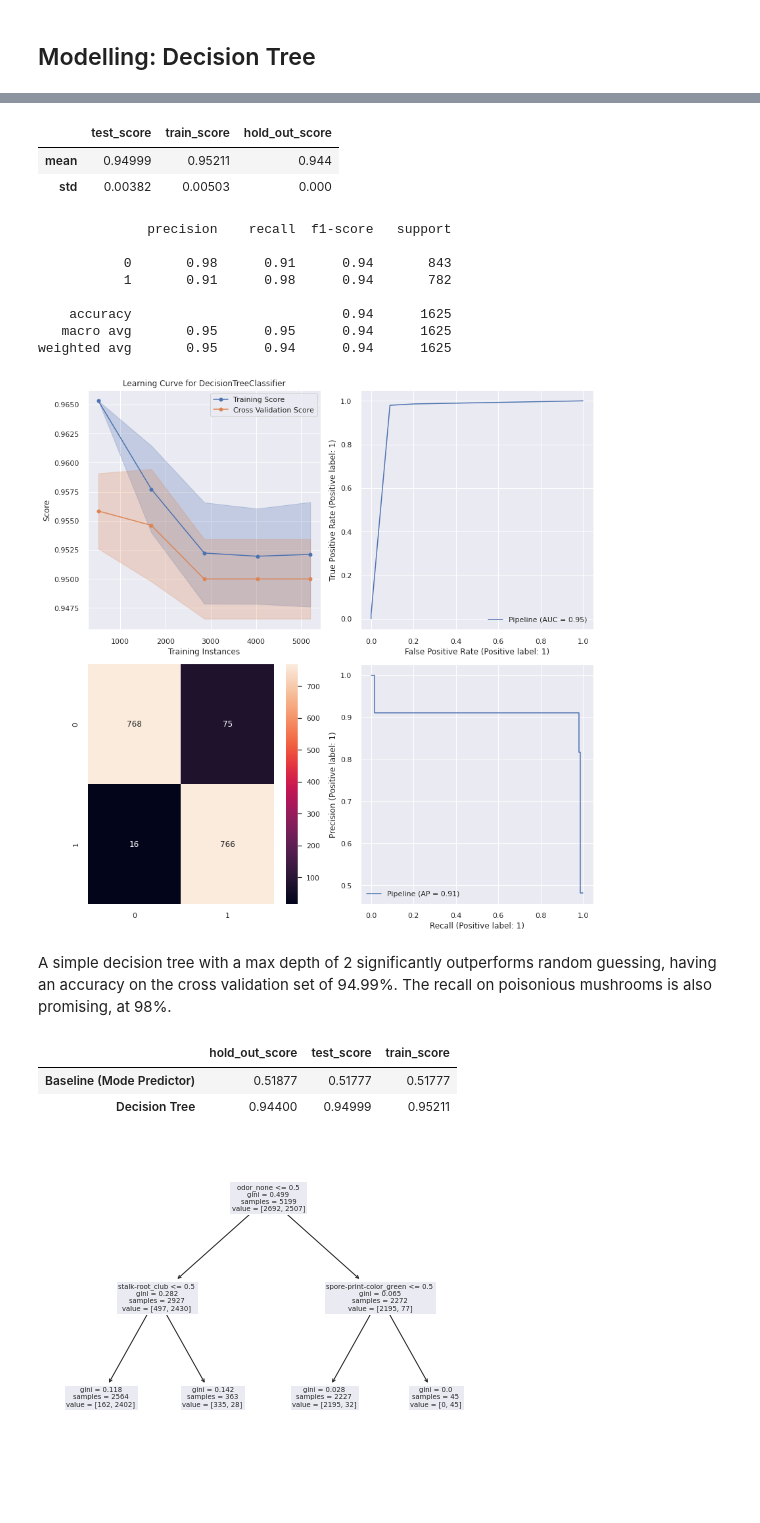
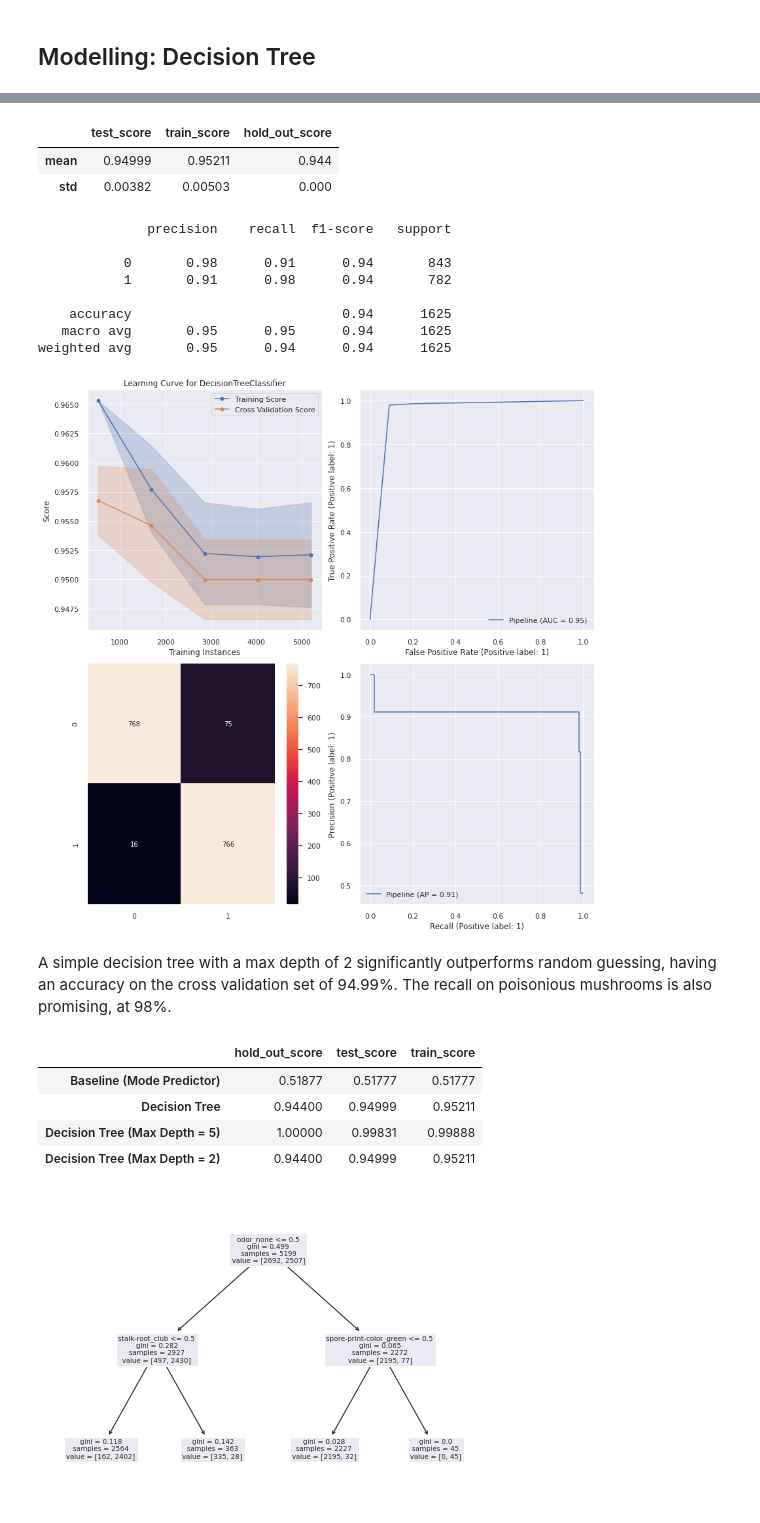
Before and after one commit to Tien-Cheng/AI-and-Machine-Learning--ST1511-, a Jupyter notebook: Assignment 1/classification/mushroom_v1.ipynb, the cells around one changed output, grey strips where cells are left out. Cells and saved outputs as stored; diff of their text form; code cells hidden in the pictures; blank space fills up the shorter version.

```diff
--- a/Assignment 1/classification/mushroom_v1.ipynb
+++ b/Assignment 1/classification/mushroom_v1.ipynb
@@ -392,3 +450,13 @@ history
 The baseline classifier is effectively equivilent to flipping a coin to decide if the mushroom is poisonous (random guessing), due to the relatively even class balance in the dataset.
 # %% [markdown]
 ## Modelling: Decision Tree
+# %%
+from sklearn.tree import DecisionTreeClassifier
+clf = Pipeline(data_preprocess_steps + [
+    ('Baseline Model', DecisionTreeClassifier(max_depth=5))
+])
+# %%
+scores,report, fig, dt = evalCandidateModel(clf, X_train, X_test, y_train, y_test)
+history = evalHistory(scores, "Decision Tree (Max Depth = 5)", history)
+display(scores)
+print(report)
@@ -399,22 +488,22 @@ clf = Pipeline(data_preprocess_steps + [
 ])
 # %%
 scores,report, fig, dt = evalCandidateModel(clf, X_train, X_test, y_train, y_test)
-history = evalHistory(scores, "Decision Tree", history)
+history = evalHistory(scores, "Decision Tree (Max Depth = 2)", history)
 display(scores)
 print(report)
 # %% [output]
 |  | test_score | train_score | hold_out_score |
 | mean | 0.94999 | 0.95211 | 0.944 |
 | std | 0.00382 | 0.00503 | 0.000 |
               precision    recall  f1-score   support
 
            0       0.98      0.91      0.94       843
            1       0.91      0.98      0.94       782
 
     accuracy                           0.94      1625
    macro avg       0.95      0.95      0.94      1625
 weighted avg       0.95      0.94      0.94      1625
-[figure, old version]
+[figure, new version]
 # %% [markdown]
 A simple decision tree with a max depth of 2 significantly outperforms random guessing, having an accuracy on the cross validation set of 94.99%. The recall on poisonious mushrooms is also promising, at 98%.
 # %%
@@ -423,6 +512,8 @@ history
 |  | hold_out_score | test_score | train_score |
 | Baseline (Mode Predictor) | 0.51877 | 0.51777 | 0.51777 |
 | Decision Tree | 0.94400 | 0.94999 | 0.95211 |
+| Decision Tree (Max Depth = 5) | 1.00000 | 0.99831 | 0.99888 |
+| Decision Tree (Max Depth = 2) | 0.94400 | 0.94999 | 0.95211 |
 # %%
 tree = dt[-1]
 feature_names = dt[-2].get_feature_names(X.columns)
```
Also changed, not shown: parts of 9 cells of this notebook.
